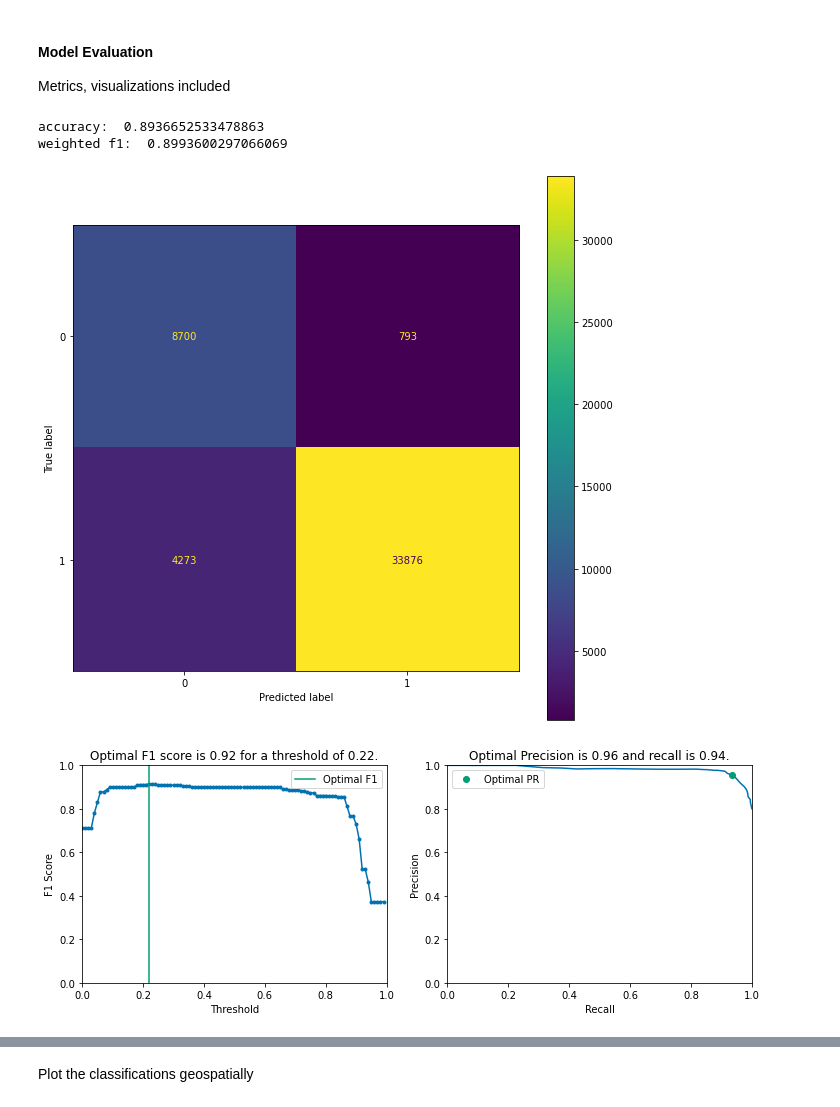
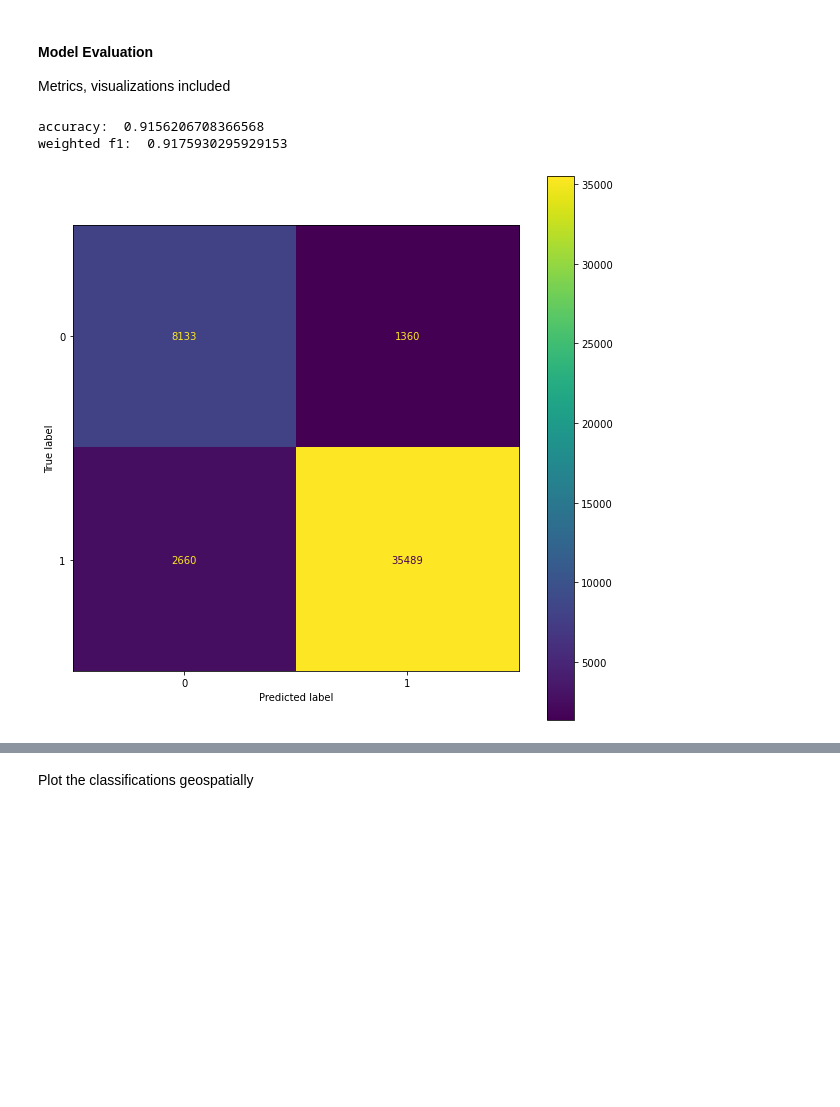
Before and after one commit to KeaganHRankin/Cycle-Classifier, a Jupyter notebook: model/road_feature_model.ipynb, the cells around one changed output, grey strips where cells are left out. Saved outputs shown, nothing was run; the diff lists cells and outputs as text; code cells hidden in the pictures; blank space fills up the shorter version.

```diff
--- a/model/road_feature_model.ipynb
+++ b/model/road_feature_model.ipynb
@@ -198,12 +198,12 @@ best estimator:  LogisticRegression(C=18.412899722997675, class_weight='c')
 # %% [markdown]
 <br>Train the model:
 # %%
-model_features = LogisticRegression(C=18.412899722997675, class_weight='balanced')
+#model_features = LogisticRegression(C=18.412899722997675, class_weight='balanced')
+model_features = svm.SVC()
 model_features.fit(X_train[features], y_train_access)
 
 y_pred = model_features.predict(X_train[features])
-
-#See week 9 lec 3 slide 57 when choosing class balance
+#y_prob = model_features.predict_proba(X_train[features])
 # %% [markdown]
 #### Model Evaluation
 Metrics, visualizations included
@@ -211,19 +211,18 @@ Metrics, visualizations included
 print('accuracy: ', accuracy_score(y_train_access, y_pred))
 print('weighted f1: ', f1_score(y_train_access, y_pred, average='weighted'))
 # %% [output]
-accuracy:  0.8936652533478863
-weighted f1:  0.8993600297066069
+accuracy:  0.9156206708366568
+weighted f1:  0.9175930295929153
 # %%
 # Confusion matrix
 f, ax = plt.subplots(figsize=(10, 10))
 plot_confusion_matrix(model_features, X_train[features], y_train_access, ax=ax)
 ax.grid(False)
 
 #Weighted F1 score with optimal threshold if relevant
-plot_f1_threshold(X_train[features], y_train_access, model_features)
+#plot_f1_threshold(X_train[features], y_train_access, model_features)
 
 #roc curve
-plot_roc(y_train_access, model_features.predict_proba(X_train[features]))
+#plot_roc(y_train_access, model_features.predict_proba(X_train[features]))
 # %% [output]
-[figure, old version]
+[figure, new version]
-[figure, removed]
```
Also changed, not shown: parts of 2 cells of this notebook.
